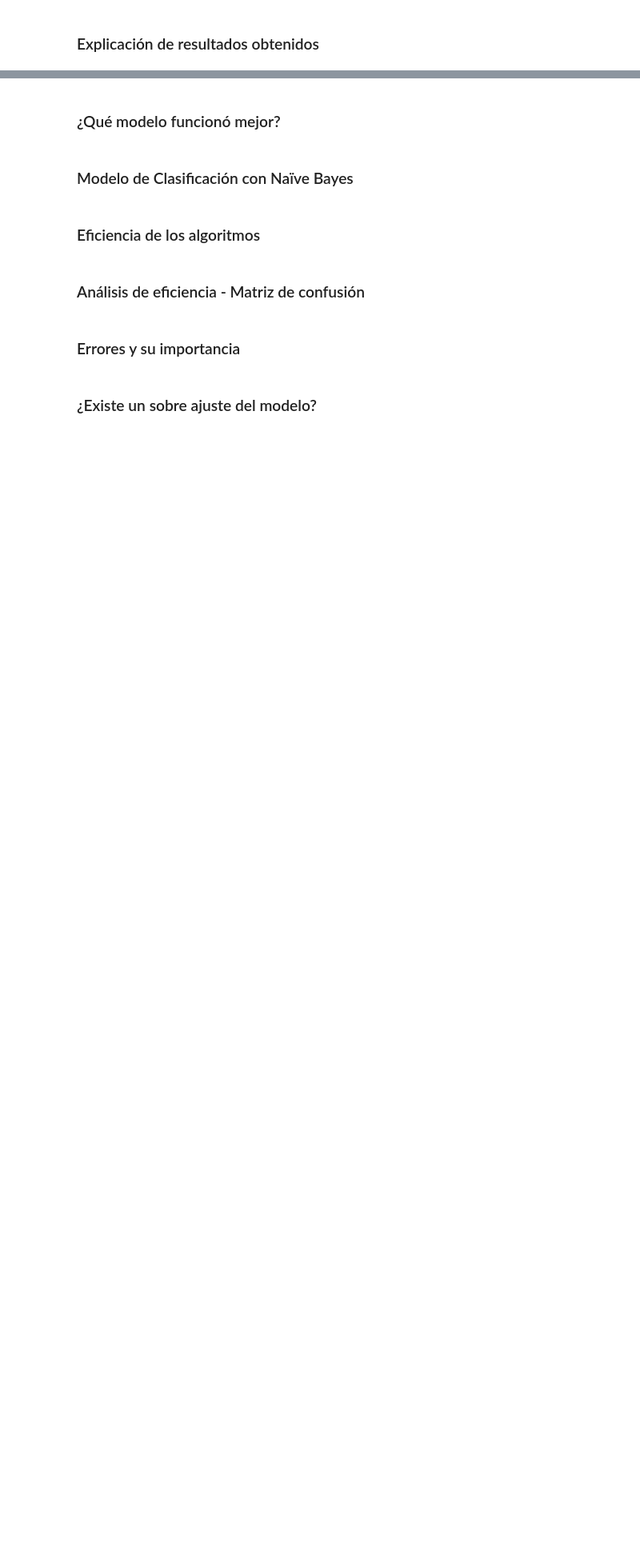
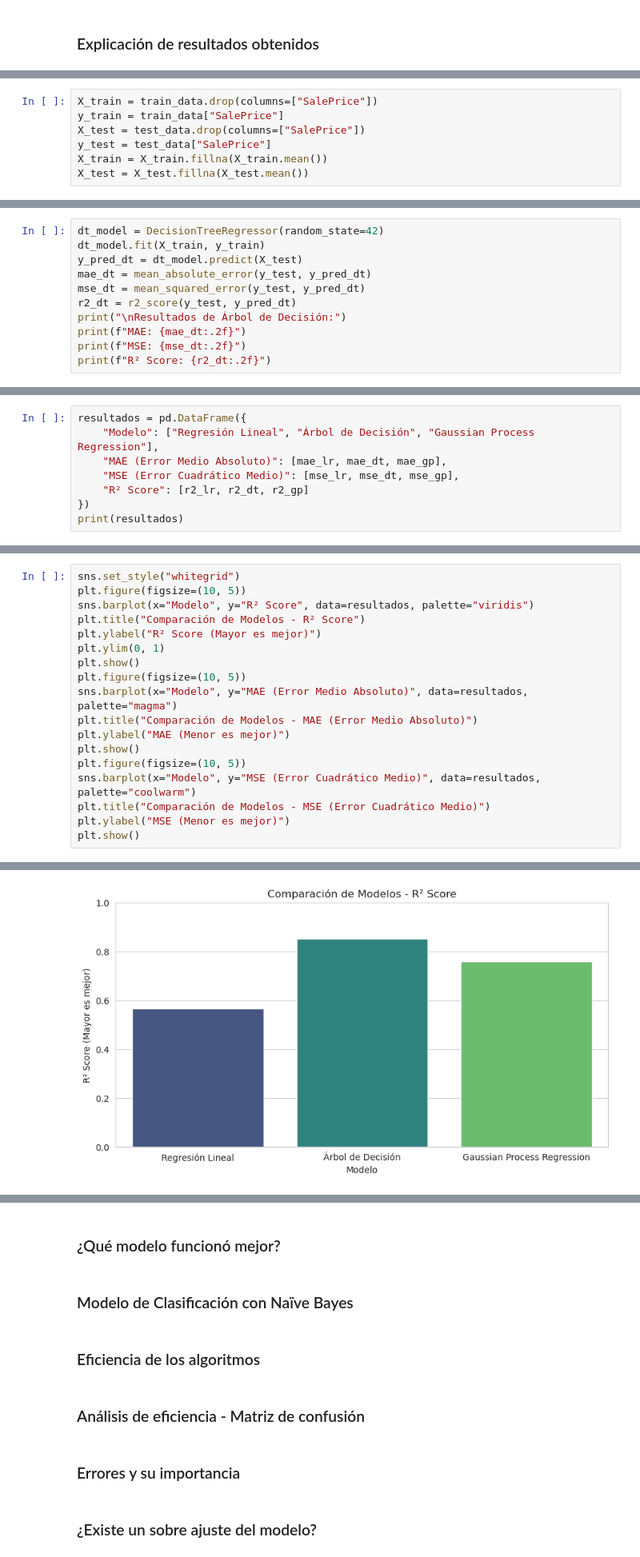
Before and after one commit to tsc221645/CC_3074_Proyecto_2, a Jupyter notebook: third_analysis.ipynb, the cells around one changed output, grey strips where cells are left out. Shown at 80% size. Drawn from its saved outputs; the diff is of its cells as text; blank space fills up the shorter version.

Commit message:
comparativa de modelos de regresion con NB

```diff
--- a/third_analysis.ipynb
+++ b/third_analysis.ipynb
@@ -101,0 +92,7 @@ La clase 2 o cara tiene un buena precisión de 0.87 y un recall aceptable de 0.6
+# %%
+X_train = train_data.drop(columns=["SalePrice"])
+y_train = train_data["SalePrice"]
+X_test = test_data.drop(columns=["SalePrice"])
+y_test = test_data["SalePrice"]
+X_train = X_train.fillna(X_train.mean())
+X_test = X_test.fillna(X_test.mean())
@@ -101,0 +115,11 @@ La clase 2 o cara tiene un buena precisión de 0.87 y un recall aceptable de 0.6
+# %%
+dt_model = DecisionTreeRegressor(random_state=42)
+dt_model.fit(X_train, y_train)
+y_pred_dt = dt_model.predict(X_test)
+mae_dt = mean_absolute_error(y_test, y_pred_dt)
+mse_dt = mean_squared_error(y_test, y_pred_dt)
+r2_dt = r2_score(y_test, y_pred_dt)
+print("\nResultados de Árbol de Decisión:")
+print(f"MAE: {mae_dt:.2f}")
+print(f"MSE: {mse_dt:.2f}")
+print(f"R² Score: {r2_dt:.2f}")
@@ -101,0 +131,8 @@ La clase 2 o cara tiene un buena precisión de 0.87 y un recall aceptable de 0.6
+# %%
+resultados = pd.DataFrame({
+    "Modelo": ["Regresión Lineal", "Árbol de Decisión", "Gaussian Process Regression"],
+    "MAE (Error Medio Absoluto)": [mae_lr, mae_dt, mae_gp],
+    "MSE (Error Cuadrático Medio)": [mse_lr, mse_dt, mse_gp],
+    "R² Score": [r2_lr, r2_dt, r2_gp]
+})
+print(resultados)
@@ -101,0 +149,19 @@ La clase 2 o cara tiene un buena precisión de 0.87 y un recall aceptable de 0.6
+# %%
+sns.set_style("whitegrid")
+plt.figure(figsize=(10, 5))
+sns.barplot(x="Modelo", y="R² Score", data=resultados, palette="viridis")
+plt.title("Comparación de Modelos - R² Score")
+plt.ylabel("R² Score (Mayor es mejor)")
+plt.ylim(0, 1)
+plt.show()
+plt.figure(figsize=(10, 5))
+sns.barplot(x="Modelo", y="MAE (Error Medio Absoluto)", data=resultados, palette="magma")
+plt.title("Comparación de Modelos - MAE (Error Medio Absoluto)")
+plt.ylabel("MAE (Menor es mejor)")
+plt.show()
+plt.figure(figsize=(10, 5))
+sns.barplot(x="Modelo", y="MSE (Error Cuadrático Medio)", data=resultados, palette="coolwarm")
+plt.title("Comparación de Modelos - MSE (Error Cuadrático Medio)")
+plt.ylabel("MSE (Menor es mejor)")
+plt.show()
+# %% [output]
@@ -101,0 +171 @@ La clase 2 o cara tiene un buena precisión de 0.87 y un recall aceptable de 0.6
+[figure, added]
```
Also changed, not shown: parts of 13 cells of this notebook.
